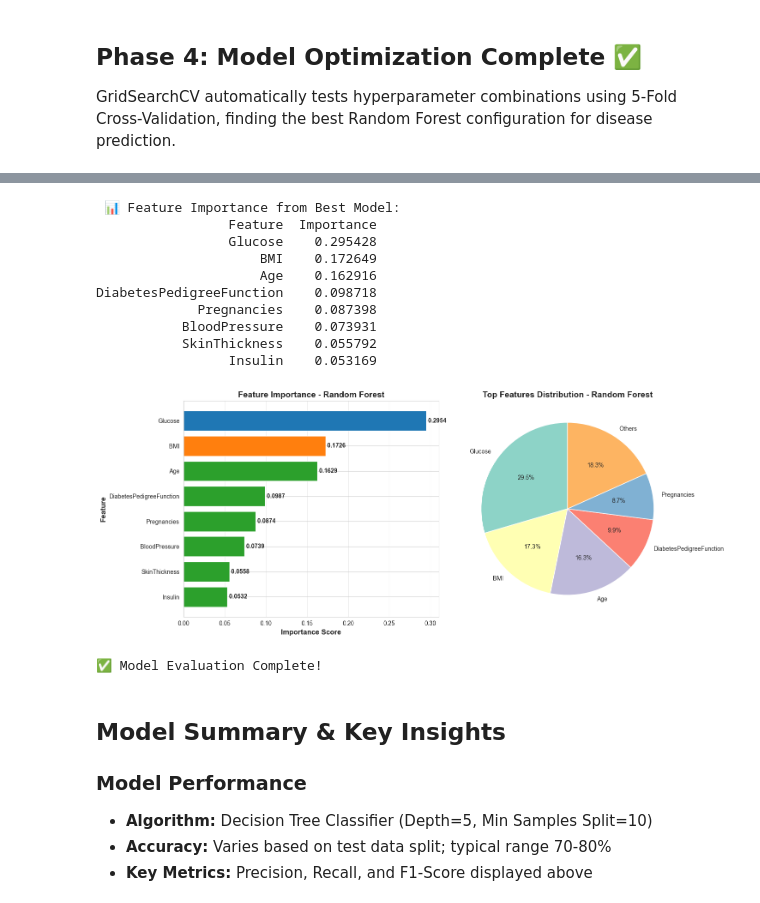
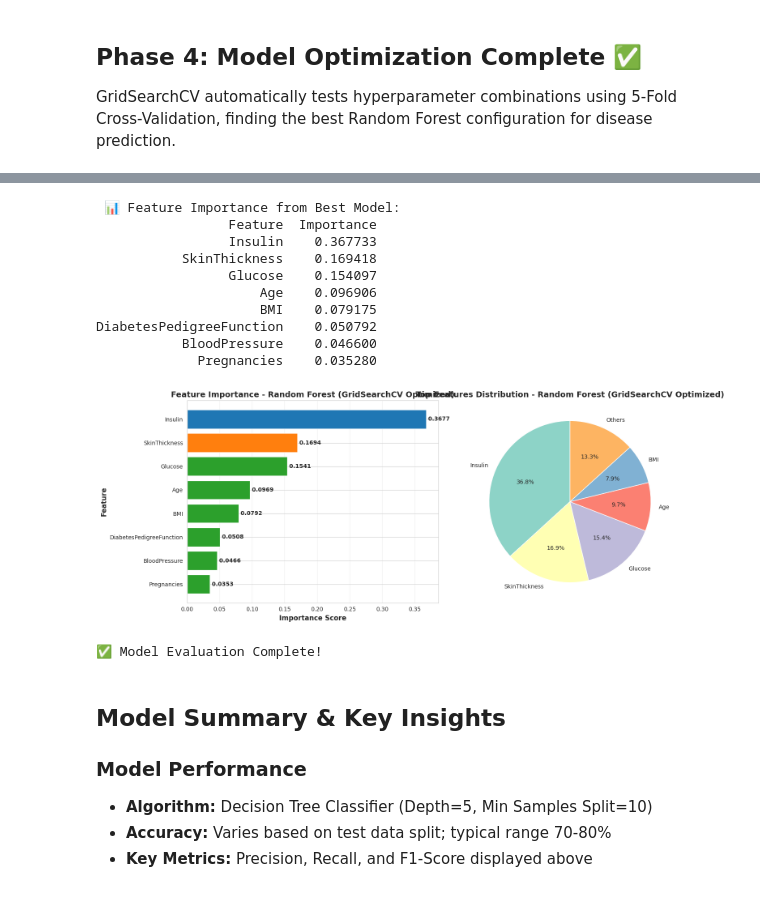
Before and after one commit to Wyse10/Diabetes_Risk_Prediction, a Jupyter notebook: diabetes_prediction.ipynb, the cells around one changed output, grey strips where cells are left out. Saved outputs shown, nothing was run; the diff lists cells and outputs as text; code cells hidden in the pictures.

```diff
--- a/diabetes_prediction.ipynb
+++ b/diabetes_prediction.ipynb
@@ -232,0 +509,17 @@ SELECTIVE DATA CLEANING (ERROR REMOVAL ONLY)
+# %%
+numeric_cols = df_clean.select_dtypes(include=np.number).columns
+
+# Determine the number of rows and columns for the subplot grid
+n_cols = 3  # You can adjust this number
+n_rows = (len(numeric_cols) + n_cols - 1) // n_cols
+
+plt.figure(figsize=(n_cols * 5, n_rows * 4))
+
+for i, col in enumerate(numeric_cols):
+    plt.subplot(n_rows, n_cols, i + 1)
+    sns.boxplot(y=df_clean[col])
+    plt.title(f'Boxplot of {col}')
+    plt.ylabel('') # Remove y-label to avoid clutter
+
+plt.tight_layout()
+plt.show()
@@ -232,0 +534,12 @@ SELECTIVE DATA CLEANING (ERROR REMOVAL ONLY)
+# %%
+df1 = df_clean[
+    (df_clean['Pregnancies'] < 13) &
+    (df_clean['BloodPressure'] >= 40) & (df_clean['BloodPressure'] <= 100) &
+    (df_clean['SkinThickness'] <= 58 ) &
+    (df_clean['Insulin'] <= 580) &
+    (df_clean['BMI'] <= 50) &
+    (df_clean['DiabetesPedigreeFunction'] <= 1.50)
+    # (df_clean['Age'] <= 70)
+]
+
+print(f"Percentage of data kept after removing outliers: {(len(df1)/len(df_clean))*100:.2f}%")
@@ -239,8 +554,8 @@ SELECTIVE DATA CLEANING (ERROR REMOVAL ONLY)
 3. Scale features using StandardScaler for consistent model performance
 # %%
 # Separate features and target
-X = df.drop('Outcome', axis=1)  # Features
-y = df['Outcome']               # Target
+X = df1.drop('Outcome', axis=1)  # Features
+y = df1['Outcome']               # Target
 
 print(" Features Shape:", X.shape)
 print(" Target Shape:", y.shape)
@@ -538,5 +853,6 @@ print(f"   True Positives:  {cm[1,1]}")
 # %%
 # Feature Importance (from best model)
+best_name = 'Random Forest (GridSearchCV Optimized)'
 feature_importance = pd.DataFrame({
     'Feature': X.columns,
     'Importance': best_model.feature_importances_
@@ -555,42 +871,42 @@ bars = ax1.barh(feature_importance['Feature'], feature_importance['Importance'],
 ax1.set_xlabel('Importance Score', fontsize=12, fontweight='bold')
 ax1.set_ylabel('Feature', fontsize=12, fontweight='bold')
 ax1.set_title(f'Feature Importance - {best_name}', fontsize=14, fontweight='bold')
 ax1.invert_yaxis()
 ax1.grid(True, alpha=0.3, axis='x')
 
 # Add value labels
 for i, (idx, row) in enumerate(feature_importance.iterrows()):
     ax1.text(row['Importance'], i, f" {row['Importance']:.4f}",
              va='center', fontweight='bold')
 
 # Pie chart for top features
 top_n = 5
 top_features = feature_importance.head(top_n)
 other_importance = feature_importance.iloc[top_n:]['Importance'].sum()
 
 pie_data = list(top_features['Importance']) + [other_importance]
 pie_labels = list(top_features['Feature']) + ['Others']
 colors_pie = plt.cm.Set3(range(len(pie_data)))
 
 ax2.pie(pie_data, labels=pie_labels, autopct='%1.1f%%', colors=colors_pie, startangle=90)
 ax2.set_title(f'Top Features Distribution - {best_name}', fontsize=14, fontweight='bold')
 
 plt.tight_layout()
 plt.show()
 
 print(f"\n✅ Model Evaluation Complete!")
 # %% [output]
  📊 Feature Importance from Best Model:
                  Feature  Importance
-                 Glucose    0.295428
-                     BMI    0.172649
-                     Age    0.162916
-DiabetesPedigreeFunction    0.098718
-             Pregnancies    0.087398
-           BloodPressure    0.073931
-           SkinThickness    0.055792
-                 Insulin    0.053169
+                 Insulin    0.367733
+           SkinThickness    0.169418
+                 Glucose    0.154097
+                     Age    0.096906
+                     BMI    0.079175
+DiabetesPedigreeFunction    0.050792
+           BloodPressure    0.046600
+             Pregnancies    0.035280
-[figure, old version]
+[figure, new version]
 ✅ Model Evaluation Complete!
 # %% [markdown]
 ## Model Summary & Key Insights
```
Also changed, not shown: parts of 28 cells of this notebook.
